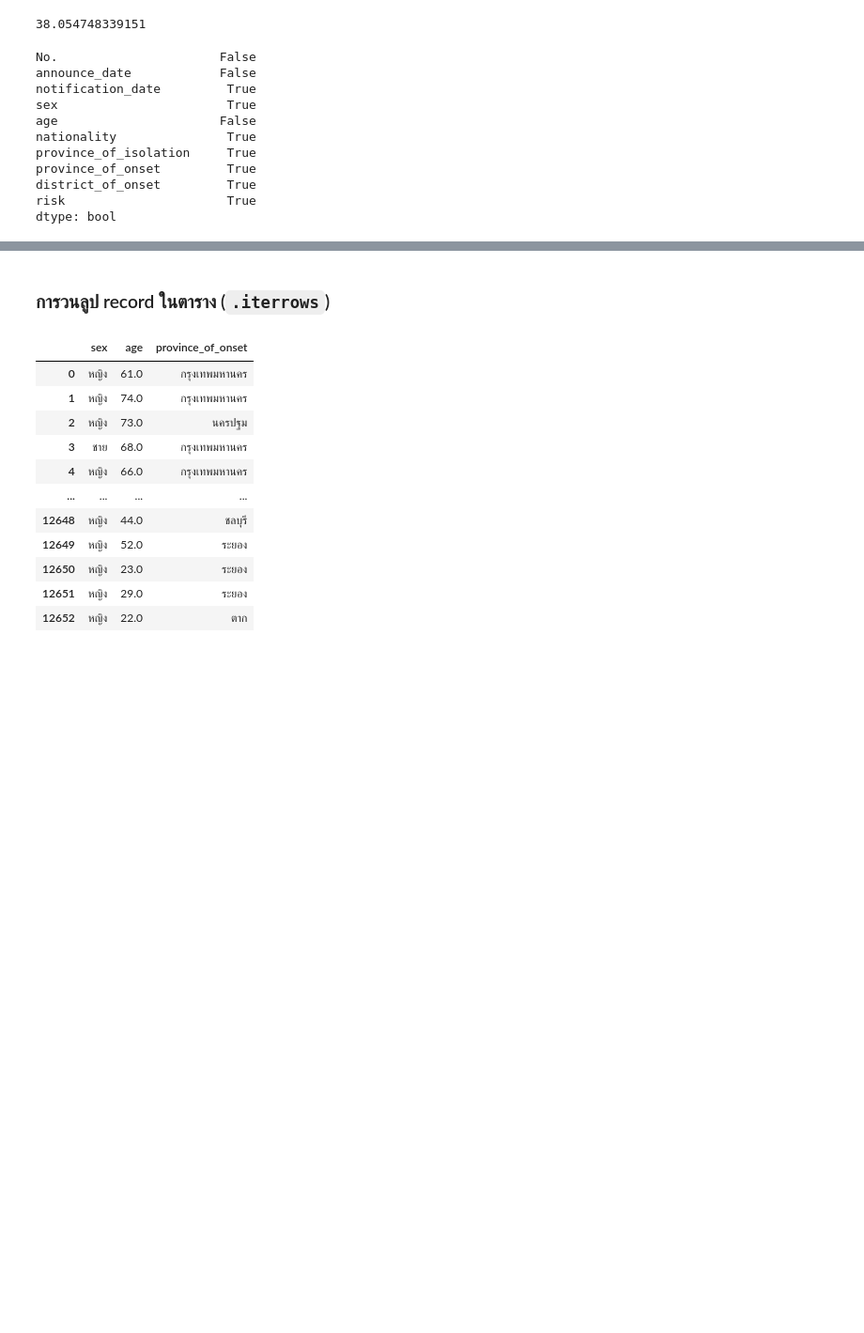
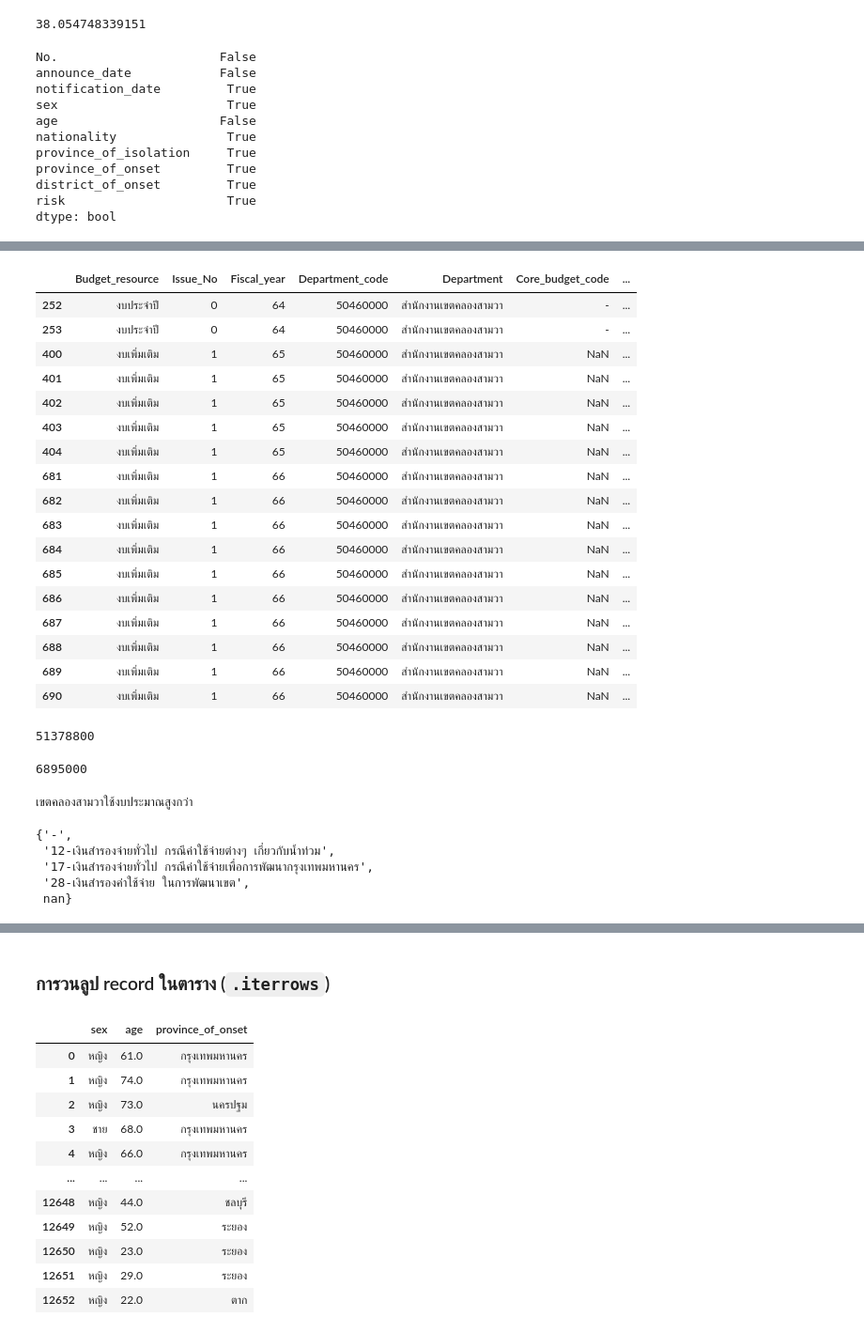
Before and after one commit to Kanokon02/python_dataviz2023, a Jupyter notebook: Pandas101.ipynb, the cells around one changed output, grey strips where cells are left out. Shown at 94% size. Saved outputs shown, nothing was run; the diff lists cells and outputs as text; code cells hidden in the pictures; blank space fills up the shorter version.

```diff
--- a/Pandas101.ipynb
+++ b/Pandas101.ipynb
@@ -928,0 +956,2 @@ dtype: bool
+# %%
+data1.dropna(subset=['Fiscal_year'],inplace=True) #แทนลงใน data1 เลย
@@ -928,0 +981,2 @@ dtype: bool
+# %%
+data1.fillna('-',inplace=True)
@@ -1087,0 +1243,49 @@ dtype: bool
+# %%
+data1Department3wa = data1[(data1['Department'] == "สำนักงานเขตคลองสามวา")]
+data1Department3wa
+# %% [output]
+|  | Budget_resource | Issue_No | Fiscal_year | Department_code | Department | Core_budget_code | ... |
+| 252 | งบประจำปี | 0 | 64 | 50460000 | สำนักงานเขตคลองสามวา | - | ... |
+| 253 | งบประจำปี | 0 | 64 | 50460000 | สำนักงานเขตคลองสามวา | - | ... |
+| 400 | งบเพิ่มเติม | 1 | 65 | 50460000 | สำนักงานเขตคลองสามวา | NaN | ... |
+| 401 | งบเพิ่มเติม | 1 | 65 | 50460000 | สำนักงานเขตคลองสามวา | NaN | ... |
+| 402 | งบเพิ่มเติม | 1 | 65 | 50460000 | สำนักงานเขตคลองสามวา | NaN | ... |
+| 403 | งบเพิ่มเติม | 1 | 65 | 50460000 | สำนักงานเขตคลองสามวา | NaN | ... |
+| 404 | งบเพิ่มเติม | 1 | 65 | 50460000 | สำนักงานเขตคลองสามวา | NaN | ... |
+| 681 | งบเพิ่มเติม | 1 | 66 | 50460000 | สำนักงานเขตคลองสามวา | NaN | ... |
+| 682 | งบเพิ่มเติม | 1 | 66 | 50460000 | สำนักงานเขตคลองสามวา | NaN | ... |
+| 683 | งบเพิ่มเติม | 1 | 66 | 50460000 | สำนักงานเขตคลองสามวา | NaN | ... |
+| 684 | งบเพิ่มเติม | 1 | 66 | 50460000 | สำนักงานเขตคลองสามวา | NaN | ... |
+| 685 | งบเพิ่มเติม | 1 | 66 | 50460000 | สำนักงานเขตคลองสามวา | NaN | ... |
+| 686 | งบเพิ่มเติม | 1 | 66 | 50460000 | สำนักงานเขตคลองสามวา | NaN | ... |
+| 687 | งบเพิ่มเติม | 1 | 66 | 50460000 | สำนักงานเขตคลองสามวา | NaN | ... |
+| 688 | งบเพิ่มเติม | 1 | 66 | 50460000 | สำนักงานเขตคลองสามวา | NaN | ... |
+| 689 | งบเพิ่มเติม | 1 | 66 | 50460000 | สำนักงานเขตคลองสามวา | NaN | ... |
+| 690 | งบเพิ่มเติม | 1 | 66 | 50460000 | สำนักงานเขตคลองสามวา | NaN | ... |
+# %%
+data1Department3wa_sum = data1Department3wa['Approved_buget'].sum()
+data1Department3wa_sum
+# %% [output]
+51378800
+# %%
+data1Departmentsan_sum = data1Departmentsan['Approved_buget'].sum()
+data1Departmentsan_sum
+# %% [output]
+6895000
+# %%
+if data1Department3wa_sum > data1Departmentsan_sum:
+    print("เขตคลองสามวาใช้งบประมาณสูงกว่า")
+elif data1Departmentsan_sum > data1Department3wa_sum:
+    print("เขตคลองสานใช้งบประมาณสูงกว่า")
+else:
+    print("เขตคลองสามวาใช้งบประมาณ และ เขตคลองสานใช้งบประมาณ เท่ากัน")
+# %% [output]
+เขตคลองสามวาใช้งบประมาณสูงกว่า
+# %%
+set(data1['Core_budget_code'])
+# %% [output]
+{'-',
+ '12-เงินสำรองจ่ายทั่วไป กรณีค่าใช้จ่ายต่างๆ เกี่ยวกับน้ำท่วม',
+ '17-เงินสำรองจ่ายทั่วไป กรณีค่าใช้จ่ายเพื่อการพัฒนากรุงเทพมหานคร',
+ '28-เงินสำรองค่าใช้จ่าย ในการพัฒนาเขต',
+ nan}
```
Also changed, not shown: parts of 34 cells of this notebook.
